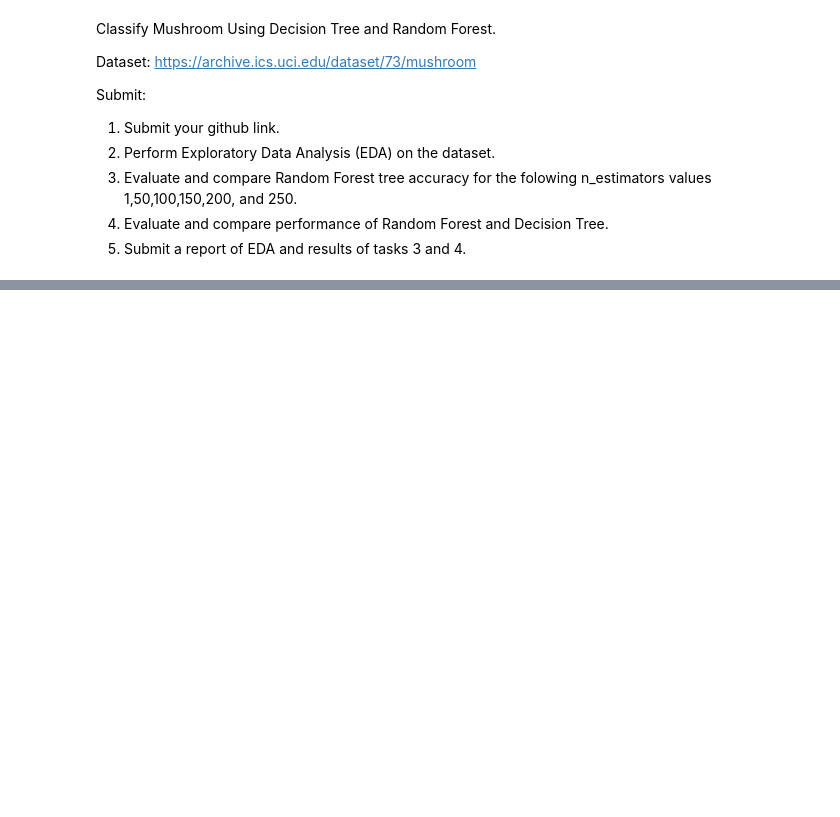
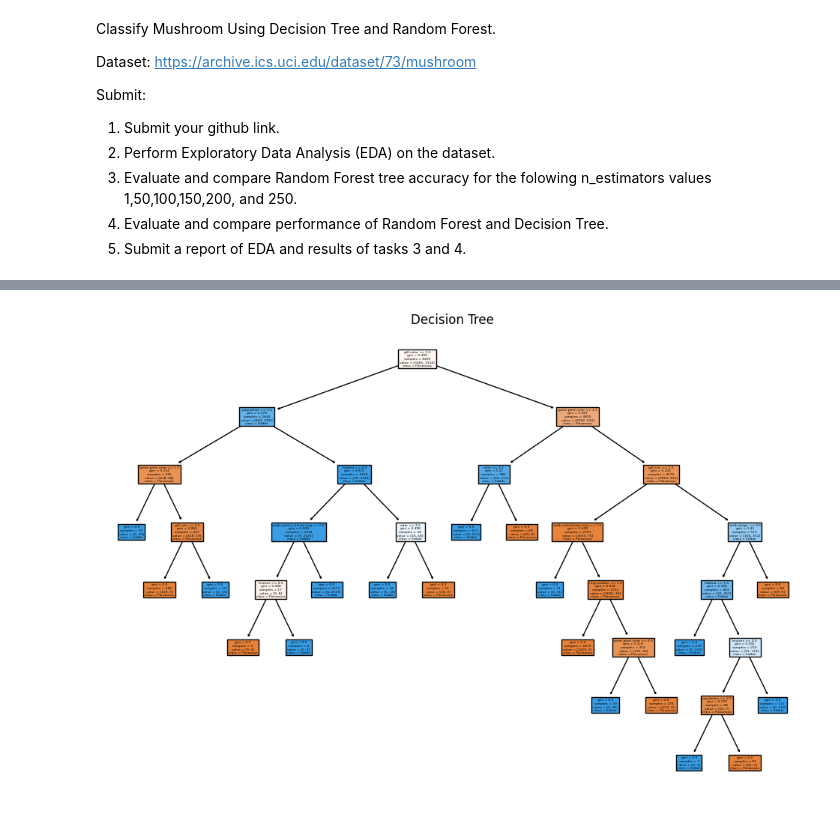
Before and after one commit to SaShakib/CSE475-machine-learning, a Jupyter notebook: Lab1_Decision_Tree_and_Random_Forest.ipynb, the cells around one changed output, grey strips where cells are left out. Cells and saved outputs as stored; diff of their text form; code cells hidden in the pictures; blank space fills up the shorter version.

```diff
--- a/Lab1_Decision_Tree_and_Random_Forest.ipynb
+++ b/Lab1_Decision_Tree_and_Random_Forest.ipynb
@@ -203,0 +318,16 @@ Submit:
+# %%
+from sklearn.preprocessing import LabelEncoder
+
+label_encoders = {}
+for column in X.columns:
+    if X[column].dtype == object:
+        le = LabelEncoder()
+        X[column] = le.fit_transform(X[column])
+        label_encoders[column] = le
+
+label_encoders = {}
+for column in y.columns:
+    if y[column].dtype == object:
+        le = LabelEncoder()
+        y[column] = le.fit_transform(y[column])
+        label_encoders[column] = le
@@ -203,0 +435,8 @@ Submit:
+# %%
+# Plot the decision tree
+plt.figure(figsize=(12, 8))
+plot_tree(dt, feature_names=X.columns.values, class_names=['Poisonous', 'Edible'], filled=True)
+plt.title('Decision Tree')
+plt.show()
+# %% [output]
+[figure, added]
```
Also changed, not shown: parts of 18 cells of this notebook.
